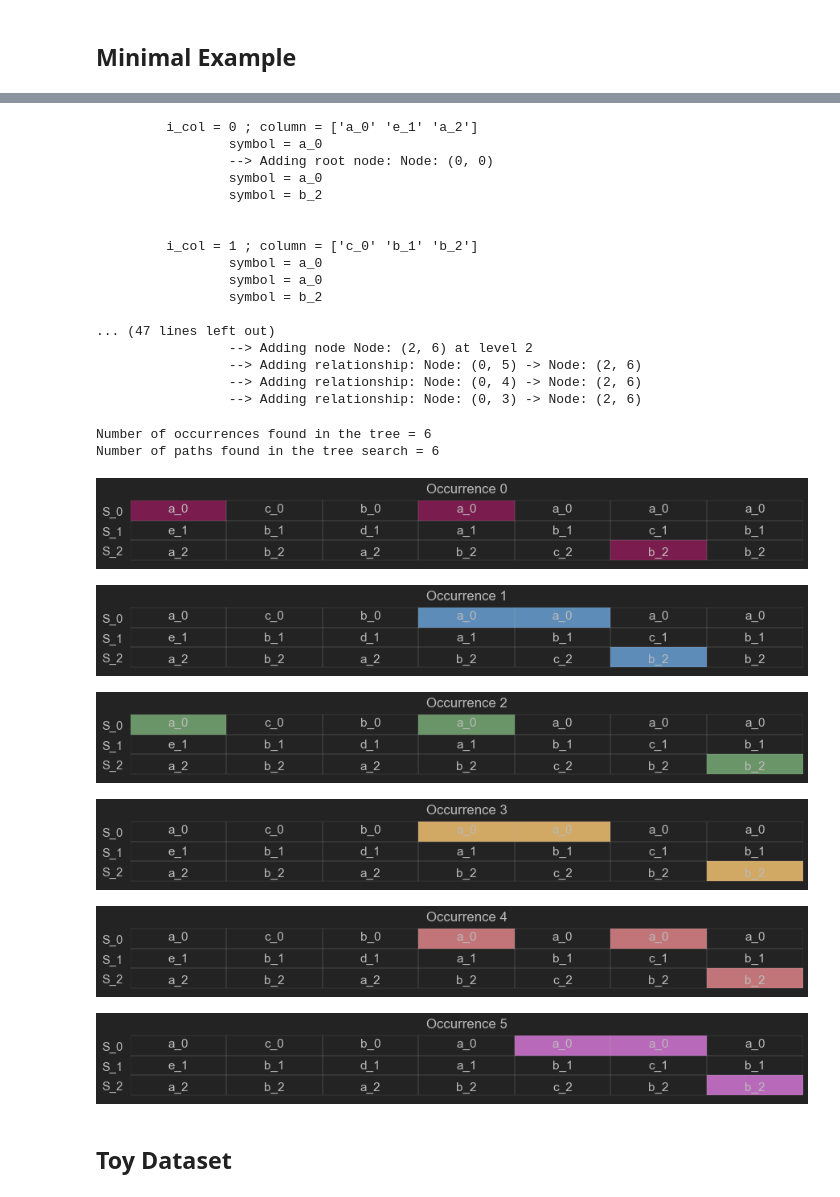
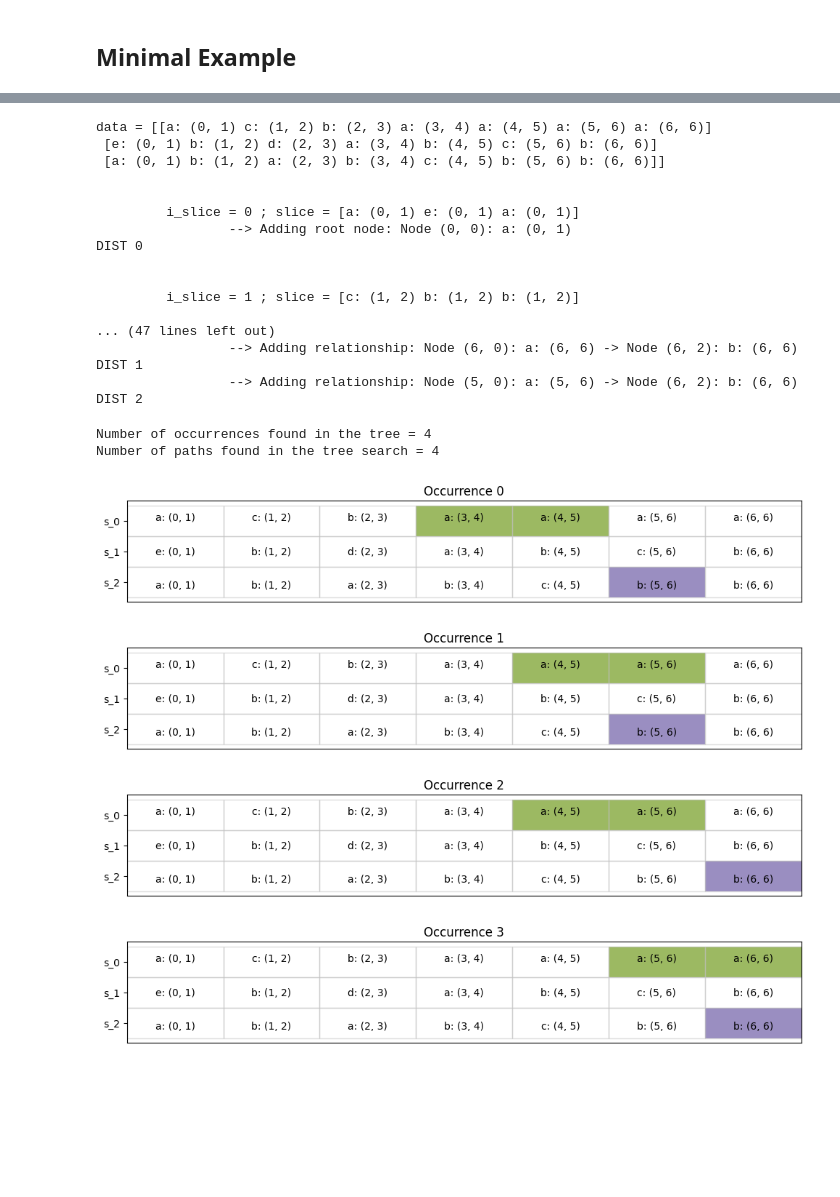
Before and after one commit to axelroques/NetTree, a Jupyter notebook: tests.ipynb, the cells around one changed output, grey strips where cells are left out. Drawn from its saved outputs; the diff is of its cells as text; code cells hidden in the pictures; blank space fills up the shorter version.

Commit message:
Added more flexibility in the gap constraint with rule-like input

```diff
--- a/tests.ipynb
+++ b/tests.ipynb
@@ -18,48 +46,42 @@ pattern = ['a_0', 'a_0', 'b_2']
 # %%
-%autoreload
-
+%autoreload 2
 tree = NetTree(
-    data=S,
-    pattern=pattern,
-    max_gap=2
+    data=df,
+    rule=rule
 )
 tree.build()
 # %% [output]
-         i_col = 0 ; column = ['a_0' 'e_1' 'a_2']
-                 symbol = a_0
-                 --> Adding root node: Node: (0, 0)
-                 symbol = a_0
-                 symbol = b_2
+data = [[a: (0, 1) c: (1, 2) b: (2, 3) a: (3, 4) a: (4, 5) a: (5, 6) a: (6, 6)]
+ [e: (0, 1) b: (1, 2) d: (2, 3) a: (3, 4) b: (4, 5) c: (5, 6) b: (6, 6)]
+ [a: (0, 1) b: (1, 2) a: (2, 3) b: (3, 4) c: (4, 5) b: (5, 6) b: (6, 6)]]
 
 
-         i_col = 1 ; column = ['c_0' 'b_1' 'b_2']
-                 symbol = a_0
-                 symbol = a_0
-                 symbol = b_2
+         i_slice = 0 ; slice = [a: (0, 1) e: (0, 1) a: (0, 1)]
+                 --> Adding root node: Node (0, 0): a: (0, 1)
+DIST 0
+
+
+         i_slice = 1 ; slice = [c: (1, 2) b: (1, 2) b: (1, 2)]
 
 ... (47 lines left out)
-                 --> Adding node Node: (2, 6) at level 2
-                 --> Adding relationship: Node: (0, 5) -> Node: (2, 6)
-                 --> Adding relationship: Node: (0, 4) -> Node: (2, 6)
-                 --> Adding relationship: Node: (0, 3) -> Node: (2, 6)
+                 --> Adding relationship: Node (6, 0): a: (6, 6) -> Node (6, 2): b: (6, 6)
+DIST 1
+                 --> Adding relationship: Node (5, 0): a: (5, 6) -> Node (6, 2): b: (6, 6)
+DIST 2
 # %%
 %autoreload
-_patterns = tree.patterns
+patterns = tree.patterns
 print('Number of occurrences found in the tree =', tree.occurrences)
-print('Number of paths found in the tree search =', len(_patterns))
+print('Number of paths found in the tree search =', len(patterns))
 # %% [output]
-Number of occurrences found in the tree = 6
-Number of paths found in the tree search = 6
+Number of occurrences found in the tree = 4
+Number of paths found in the tree search = 4
 # %%
 %autoreload
-for i_pattern in range(len(_patterns)):
+for i_pattern in range(len(patterns)):
     tree.plot(i_pattern, show_symbols=True)
 # %% [output]
-[figure, old version]
+[figure, new version]
-[figure, old version]
+[figure, new version]
-[figure, old version]
+[figure, new version]
-[figure, old version]
+[figure, new version]
-[figure, removed]
-[figure, removed]
-# %% [markdown]
-## Toy Dataset
```
Also changed, not shown: parts of 7 cells of this notebook, 5 other files.
